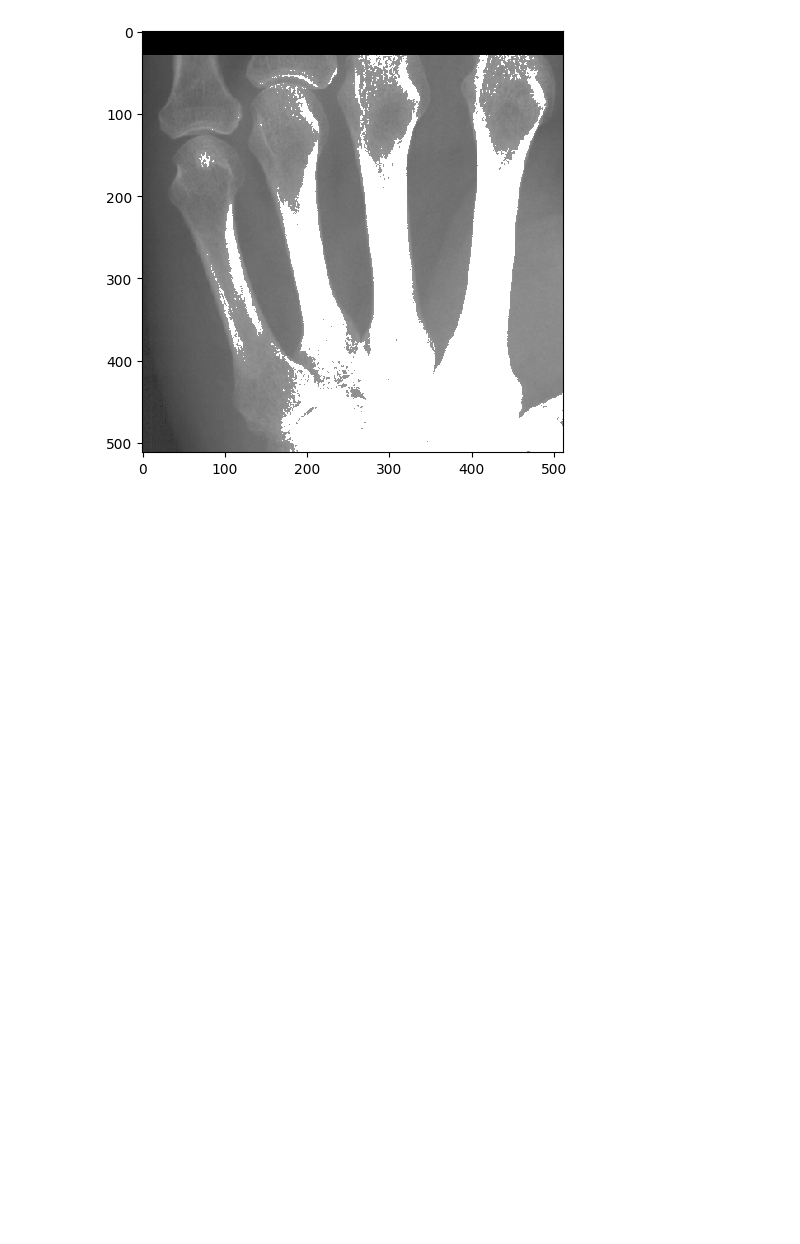
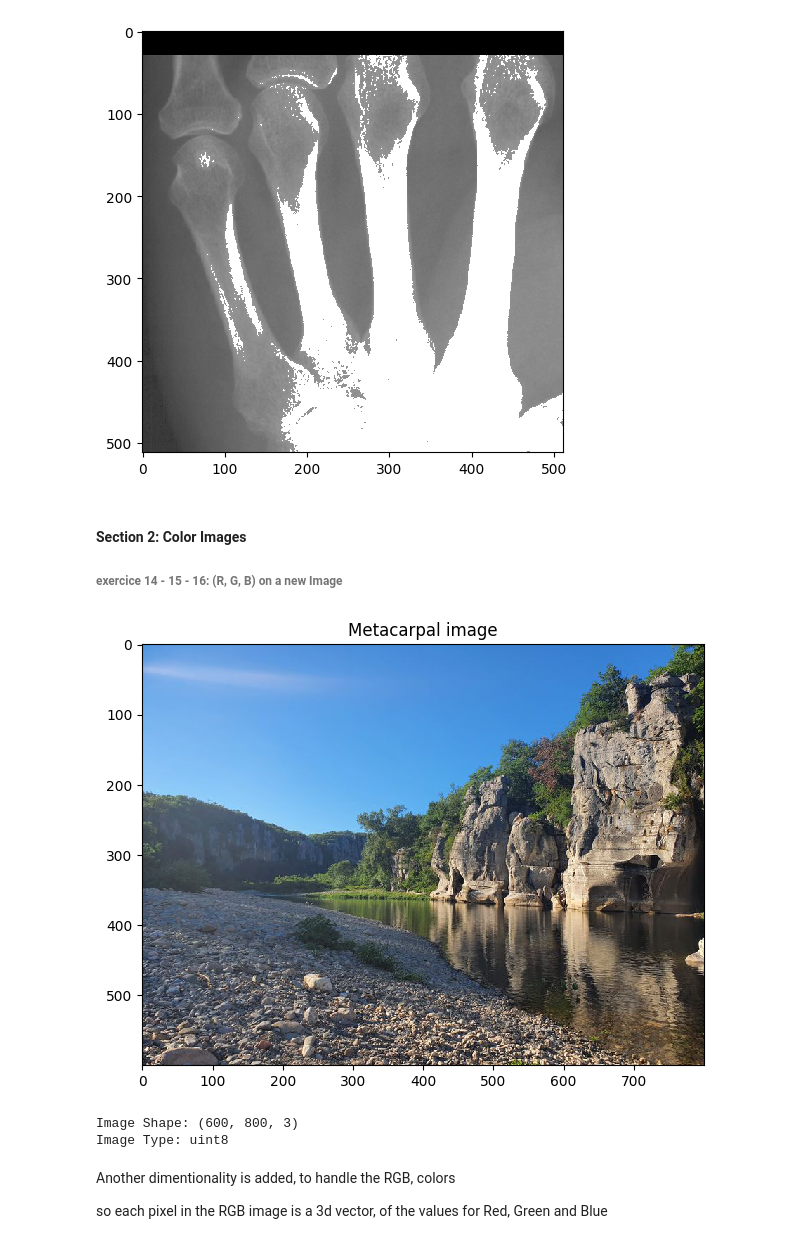
Before and after one commit to amirbous/DTUImageAnalysis, a Jupyter notebook: walkthrough/ex1-IntroductionToImageAnalysis/answers.ipynb, the cells around one changed output. Saved outputs shown, nothing was run; the diff lists cells and outputs as text; code cells hidden in the pictures; blank space fills up the shorter version.

Commit message:
fruther work on exercices week 1

```diff
--- a/walkthrough/ex1-IntroductionToImageAnalysis/answers.ipynb
+++ b/walkthrough/ex1-IntroductionToImageAnalysis/answers.ipynb
@@ -145,3 +144,24 @@ io.imshow(im_org)
 io.show()
 # %% [output]
 [figure]
+# %% [markdown]
+<h4>Section 2: Color Images</h4>
+<h6>exercice 14 - 15 - 16: (R, G, B) on a new Image</h6>
+# %%
+#an RGB image adeche.jpg
+im_name = "ardeche.jpg"
+#reading the image
+im_org = io.imread(in_dir + im_name)
+io.imshow(im_org)
+plt.title('Metacarpal image')
+io.show()
+# %% [output]
+[figure, added]
+# %%
+print("Image Shape:", im_org.shape, "\nImage Type:", im_org.dtype)
+# %% [output]
+Image Shape: (600, 800, 3)
+Image Type: uint8
+# %% [markdown]
+<p>Another dimentionality is added, to handle the RGB, colors</p>
+<p>so each pixel in the RGB image is a 3d vector, of the values for Red, Green and Blue</p>
```
Also changed, not shown: parts of 10 cells of this notebook, 1 other file.
